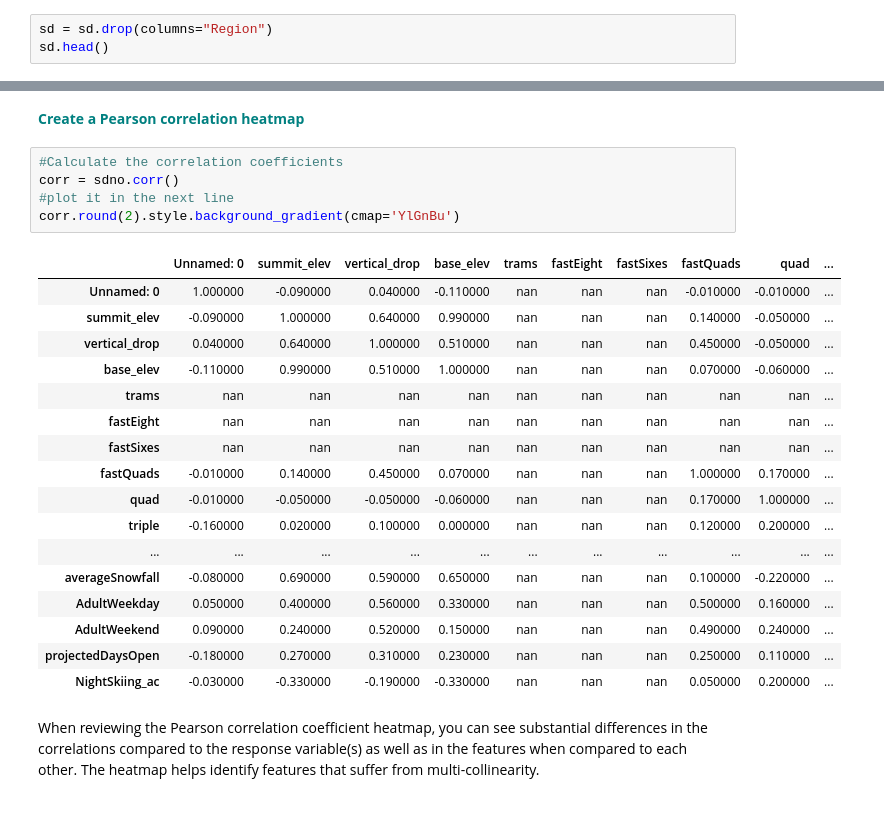
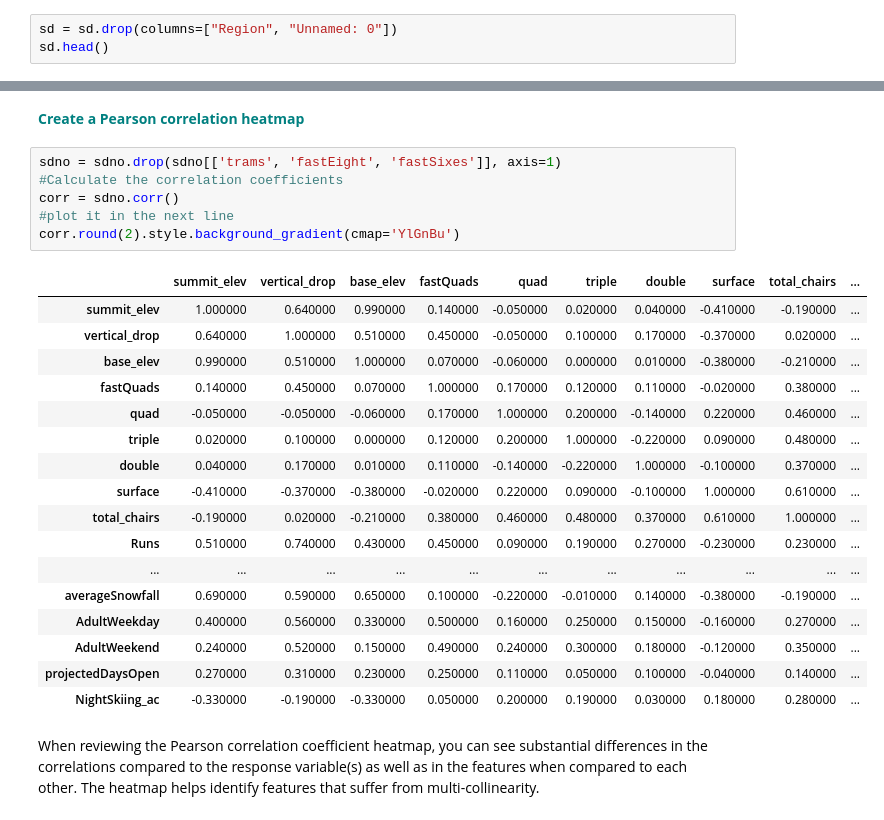
Before and after one commit to rayruzzo/Guided-Capstone, a Jupyter notebook: EDA/GuidedCapstoneStep3HL.ipynb, the cells around one changed output, grey strips where cells are left out. Cells and saved outputs as stored; diff of their text form.

```diff
--- a/EDA/GuidedCapstoneStep3HL.ipynb
+++ b/EDA/GuidedCapstoneStep3HL.ipynb
@@ -149,6 +129,6 @@ sns.barplot(x=values, y=names, palette="RdBu_r")
 # %% [markdown]
 By reviewing the State and Regions counts plots you should notice that the Region feature is nearly identical to the state and therfore we can remove from the dataframe.**<font color='teal'> Remove the `Region` column using the drop function.</font>**
 # %%
-sd = sd.drop(columns="Region")
+sd = sd.drop(columns=["Region", "Unnamed: 0"])
 sd.head()
 # %% [output]
@@ -272,28 +250,29 @@ plt.show()
 # %% [markdown]
 <font color='teal'>**Create a Pearson correlation heatmap**</font>
 # %%
+sdno = sdno.drop(sdno[['trams', 'fastEight', 'fastSixes']], axis=1)
 #Calculate the correlation coefficients
 corr = sdno.corr()
 #plot it in the next line
 corr.round(2).style.background_gradient(cmap='YlGnBu')
 # %% [output]
-|  | Unnamed: 0 | summit_elev | vertical_drop | base_elev | trams | fastEight | fastSixes | fastQuads | quad | ... |
-| Unnamed: 0 | 1.000000 | -0.090000 | 0.040000 | -0.110000 | nan | nan | nan | -0.010000 | -0.010000 | ... |
-| summit_elev | -0.090000 | 1.000000 | 0.640000 | 0.990000 | nan | nan | nan | 0.140000 | -0.050000 | ... |
-| vertical_drop | 0.040000 | 0.640000 | 1.000000 | 0.510000 | nan | nan | nan | 0.450000 | -0.050000 | ... |
-| base_elev | -0.110000 | 0.990000 | 0.510000 | 1.000000 | nan | nan | nan | 0.070000 | -0.060000 | ... |
-| trams | nan | nan | nan | nan | nan | nan | nan | nan | nan | ... |
-| fastEight | nan | nan | nan | nan | nan | nan | nan | nan | nan | ... |
-| fastSixes | nan | nan | nan | nan | nan | nan | nan | nan | nan | ... |
-| fastQuads | -0.010000 | 0.140000 | 0.450000 | 0.070000 | nan | nan | nan | 1.000000 | 0.170000 | ... |
-| quad | -0.010000 | -0.050000 | -0.050000 | -0.060000 | nan | nan | nan | 0.170000 | 1.000000 | ... |
-| triple | -0.160000 | 0.020000 | 0.100000 | 0.000000 | nan | nan | nan | 0.120000 | 0.200000 | ... |
+|  | summit_elev | vertical_drop | base_elev | fastQuads | quad | triple | double | surface | total_chairs | ... |
+| summit_elev | 1.000000 | 0.640000 | 0.990000 | 0.140000 | -0.050000 | 0.020000 | 0.040000 | -0.410000 | -0.190000 | ... |
+| vertical_drop | 0.640000 | 1.000000 | 0.510000 | 0.450000 | -0.050000 | 0.100000 | 0.170000 | -0.370000 | 0.020000 | ... |
+| base_elev | 0.990000 | 0.510000 | 1.000000 | 0.070000 | -0.060000 | 0.000000 | 0.010000 | -0.380000 | -0.210000 | ... |
+| fastQuads | 0.140000 | 0.450000 | 0.070000 | 1.000000 | 0.170000 | 0.120000 | 0.110000 | -0.020000 | 0.380000 | ... |
+| quad | -0.050000 | -0.050000 | -0.060000 | 0.170000 | 1.000000 | 0.200000 | -0.140000 | 0.220000 | 0.460000 | ... |
+| triple | 0.020000 | 0.100000 | 0.000000 | 0.120000 | 0.200000 | 1.000000 | -0.220000 | 0.090000 | 0.480000 | ... |
+| double | 0.040000 | 0.170000 | 0.010000 | 0.110000 | -0.140000 | -0.220000 | 1.000000 | -0.100000 | 0.370000 | ... |
+| surface | -0.410000 | -0.370000 | -0.380000 | -0.020000 | 0.220000 | 0.090000 | -0.100000 | 1.000000 | 0.610000 | ... |
+| total_chairs | -0.190000 | 0.020000 | -0.210000 | 0.380000 | 0.460000 | 0.480000 | 0.370000 | 0.610000 | 1.000000 | ... |
+| Runs | 0.510000 | 0.740000 | 0.430000 | 0.450000 | 0.090000 | 0.190000 | 0.270000 | -0.230000 | 0.230000 | ... |
 | ... | ... | ... | ... | ... | ... | ... | ... | ... | ... | ... |
-| averageSnowfall | -0.080000 | 0.690000 | 0.590000 | 0.650000 | nan | nan | nan | 0.100000 | -0.220000 | ... |
-| AdultWeekday | 0.050000 | 0.400000 | 0.560000 | 0.330000 | nan | nan | nan | 0.500000 | 0.160000 | ... |
-| AdultWeekend | 0.090000 | 0.240000 | 0.520000 | 0.150000 | nan | nan | nan | 0.490000 | 0.240000 | ... |
-| projectedDaysOpen | -0.180000 | 0.270000 | 0.310000 | 0.230000 | nan | nan | nan | 0.250000 | 0.110000 | ... |
-| NightSkiing_ac | -0.030000 | -0.330000 | -0.190000 | -0.330000 | nan | nan | nan | 0.050000 | 0.200000 | ... |
+| averageSnowfall | 0.690000 | 0.590000 | 0.650000 | 0.100000 | -0.220000 | -0.010000 | 0.140000 | -0.380000 | -0.190000 | ... |
+| AdultWeekday | 0.400000 | 0.560000 | 0.330000 | 0.500000 | 0.160000 | 0.250000 | 0.150000 | -0.160000 | 0.270000 | ... |
+| AdultWeekend | 0.240000 | 0.520000 | 0.150000 | 0.490000 | 0.240000 | 0.300000 | 0.180000 | -0.120000 | 0.350000 | ... |
+| projectedDaysOpen | 0.270000 | 0.310000 | 0.230000 | 0.250000 | 0.110000 | 0.050000 | 0.100000 | -0.040000 | 0.140000 | ... |
+| NightSkiing_ac | -0.330000 | -0.190000 | -0.330000 | 0.050000 | 0.200000 | 0.190000 | 0.030000 | 0.180000 | 0.280000 | ... |
 # %% [markdown]
 When reviewing the Pearson correlation coefficient heatmap, you can see substantial differences in the correlations compared to the response variable(s) as well as in the features when compared to each other. The heatmap helps identify features that suffer from multi-collinearity.
 # %% [markdown]
```
Also changed, not shown: parts of 12 cells of this notebook, 2 other files.
